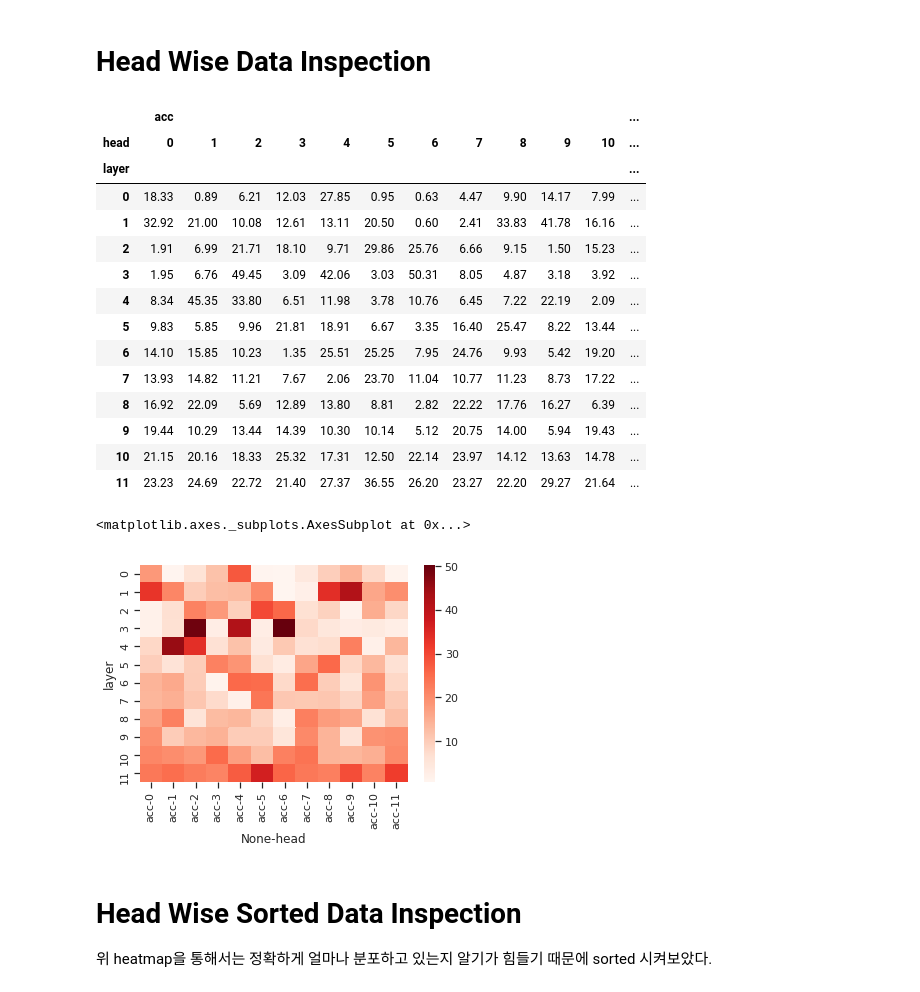
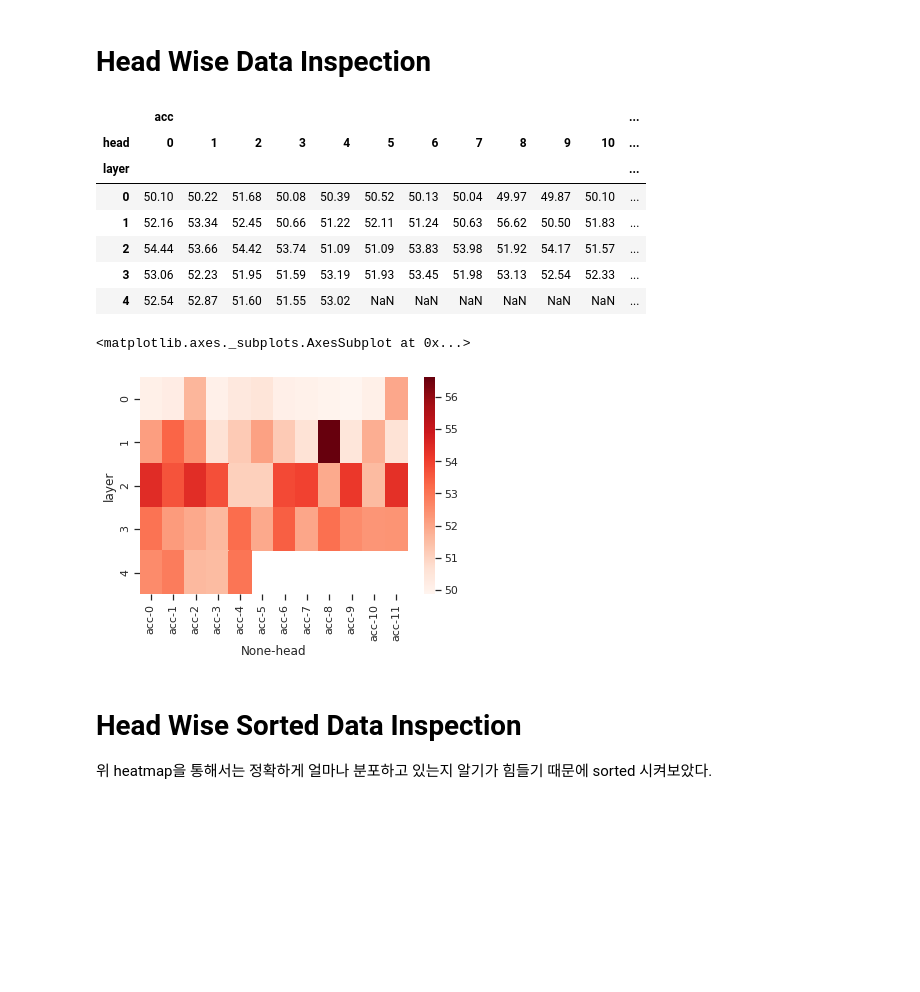
Before and after one commit to heartcored98/transformer_anatomy, a Jupyter notebook: examples/probing/probing_head_wise_heatmap.ipynb, the cells around one changed output. Saved outputs shown, nothing was run; the diff lists cells and outputs as text; code cells hidden in the pictures; blank space fills up the shorter version.

Commit message:
Complete small and base electra probing task results

```diff
--- a/examples/probing/probing_head_wise_heatmap.ipynb
+++ b/examples/probing/probing_head_wise_heatmap.ipynb
@@ -126,31 +113,24 @@ KeyError: "['location'] not in index"
 # %% [markdown]
 # Head Wise Data Inspection
 # %%
-df = get_results(dir_path='../results/linear_head_wise_results')
-df = df.loc[df['model_name'] == 'bert-base-uncased']
+df = get_results(dir_path='../../results/linear_head_wise_results')
+df = df.loc[df['model_name'] == 'electra-base-discriminator']
 df = df.loc[df['head'] >= 0]
-df = df.loc[df['task'] == dict_task[1]] # Choose task
+df = df.loc[df['task'] == dict_task[9]] # Choose task
 df = df.pivot(index='layer', columns='head', values=['acc'])
 display(df)
 sns.heatmap(df, cmap='Reds')
 # %% [output]
 |  | acc |  |  |  |  |  |  |  |  |  |  | ... |
 | head | 0 | 1 | 2 | 3 | 4 | 5 | 6 | 7 | 8 | 9 | 10 | ... |
 | layer |  |  |  |  |  |  |  |  |  |  |  | ... |
-| 0 | 18.33 | 0.89 | 6.21 | 12.03 | 27.85 | 0.95 | 0.63 | 4.47 | 9.90 | 14.17 | 7.99 | ... |
-| 1 | 32.92 | 21.00 | 10.08 | 12.61 | 13.11 | 20.50 | 0.60 | 2.41 | 33.83 | 41.78 | 16.16 | ... |
-| 2 | 1.91 | 6.99 | 21.71 | 18.10 | 9.71 | 29.86 | 25.76 | 6.66 | 9.15 | 1.50 | 15.23 | ... |
-| 3 | 1.95 | 6.76 | 49.45 | 3.09 | 42.06 | 3.03 | 50.31 | 8.05 | 4.87 | 3.18 | 3.92 | ... |
-| 4 | 8.34 | 45.35 | 33.80 | 6.51 | 11.98 | 3.78 | 10.76 | 6.45 | 7.22 | 22.19 | 2.09 | ... |
-| 5 | 9.83 | 5.85 | 9.96 | 21.81 | 18.91 | 6.67 | 3.35 | 16.40 | 25.47 | 8.22 | 13.44 | ... |
-| 6 | 14.10 | 15.85 | 10.23 | 1.35 | 25.51 | 25.25 | 7.95 | 24.76 | 9.93 | 5.42 | 19.20 | ... |
-| 7 | 13.93 | 14.82 | 11.21 | 7.67 | 2.06 | 23.70 | 11.04 | 10.77 | 11.23 | 8.73 | 17.22 | ... |
-| 8 | 16.92 | 22.09 | 5.69 | 12.89 | 13.80 | 8.81 | 2.82 | 22.22 | 17.76 | 16.27 | 6.39 | ... |
-| 9 | 19.44 | 10.29 | 13.44 | 14.39 | 10.30 | 10.14 | 5.12 | 20.75 | 14.00 | 5.94 | 19.43 | ... |
-| 10 | 21.15 | 20.16 | 18.33 | 25.32 | 17.31 | 12.50 | 22.14 | 23.97 | 14.12 | 13.63 | 14.78 | ... |
-| 11 | 23.23 | 24.69 | 22.72 | 21.40 | 27.37 | 36.55 | 26.20 | 23.27 | 22.20 | 29.27 | 21.64 | ... |
+| 0 | 50.10 | 50.22 | 51.68 | 50.08 | 50.39 | 50.52 | 50.13 | 50.04 | 49.97 | 49.87 | 50.10 | ... |
+| 1 | 52.16 | 53.34 | 52.45 | 50.66 | 51.22 | 52.11 | 51.24 | 50.63 | 56.62 | 50.50 | 51.83 | ... |
+| 2 | 54.44 | 53.66 | 54.42 | 53.74 | 51.09 | 51.09 | 53.83 | 53.98 | 51.92 | 54.17 | 51.57 | ... |
+| 3 | 53.06 | 52.23 | 51.95 | 51.59 | 53.19 | 51.93 | 53.45 | 51.98 | 53.13 | 52.54 | 52.33 | ... |
+| 4 | 52.54 | 52.87 | 51.60 | 51.55 | 53.02 | NaN | NaN | NaN | NaN | NaN | NaN | ... |
 <matplotlib.axes._subplots.AxesSubplot at 0x...>
-[figure, old version]
+[figure, new version]
 # %% [markdown]
 # Head Wise Sorted Data Inspection
 
```
Also changed, not shown: parts of 1 cell of this notebook, 20 other files.
